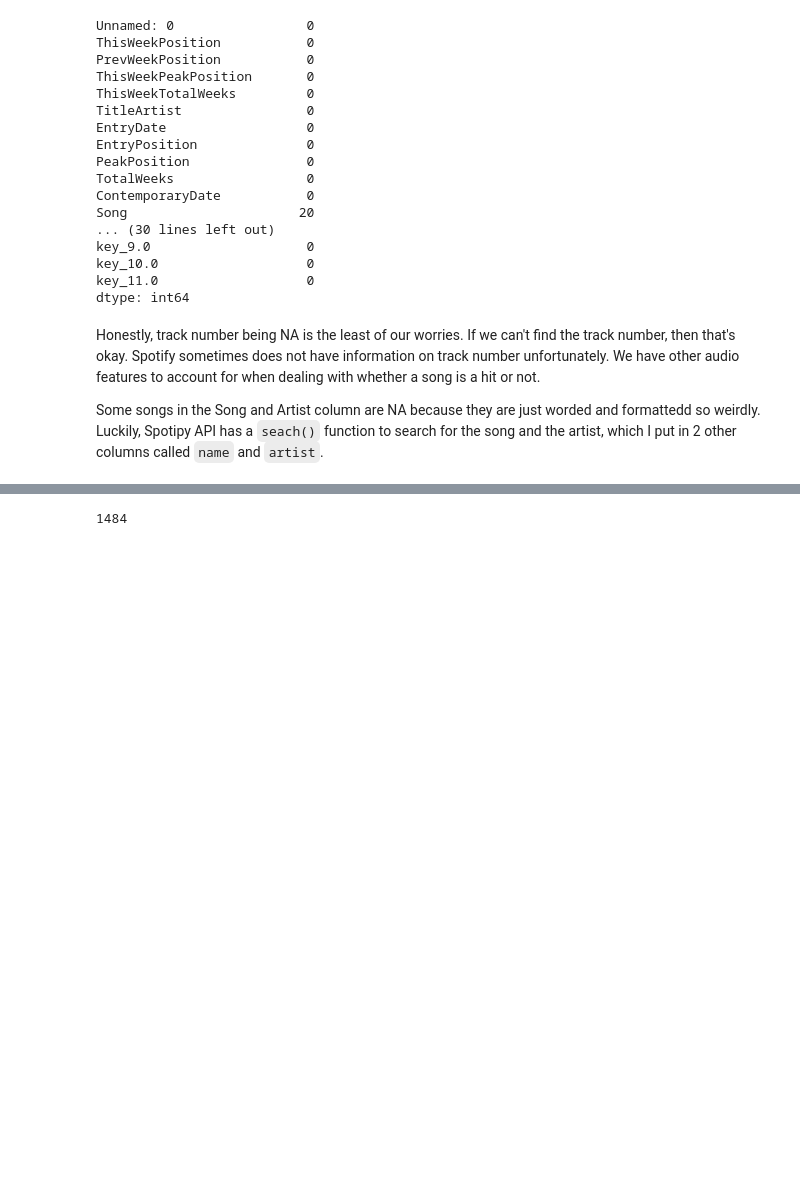
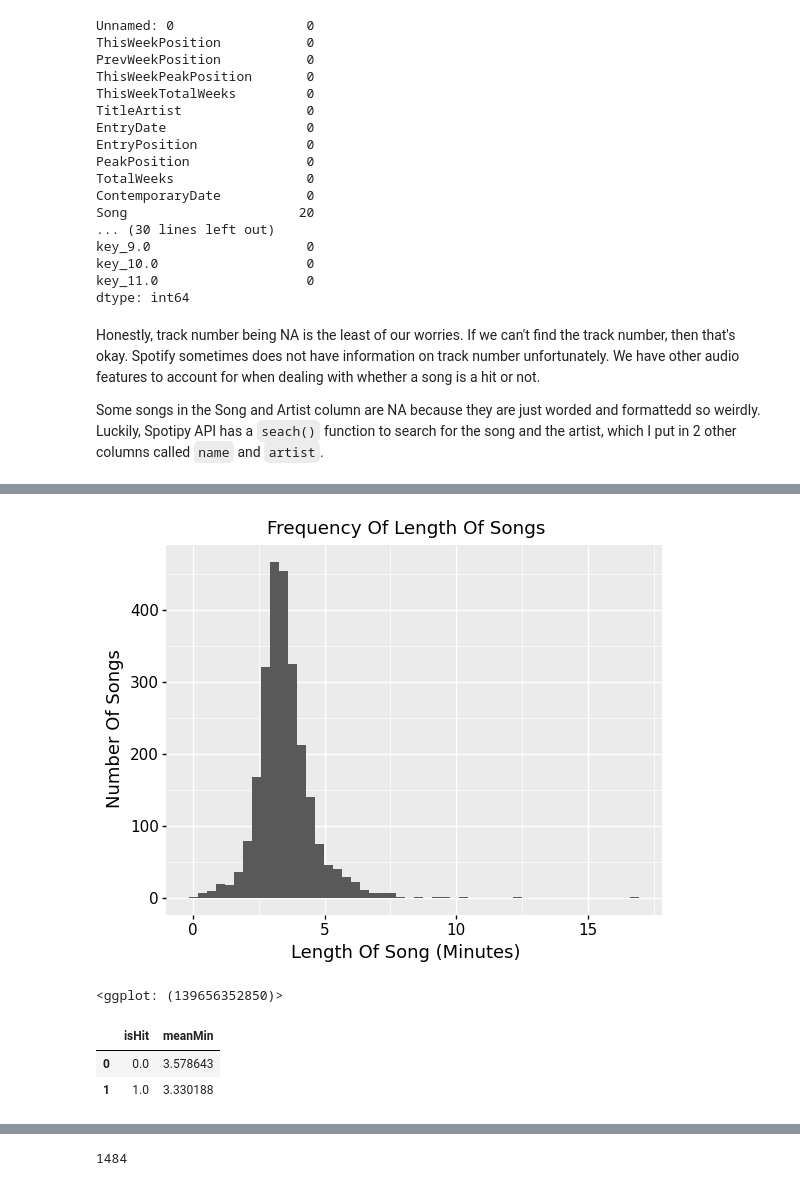
Before and after one commit to jghuynh/Song_Shine, a Jupyter notebook: Song_Rak.ipynb, the cells around one changed output, grey strips where cells are left out. Drawn from its saved outputs; the diff is of its cells as text; code cells hidden in the pictures; blank space fills up the shorter version.

```diff
--- a/Song_Rak.ipynb
+++ b/Song_Rak.ipynb
@@ -1091,0 +1125,7 @@ df = pd.DataFrame(tracks, columns = ['album', 'artist', 'trackNumber', "id", "na
+# %%
+dfNoNA = (
+    df >>
+    filter_by(~X.id.isna())
+#     select(X.album, X.artist, X.id, X.name, X.uri, X.danceability)
+)
+dfNoNA.isna().sum()
@@ -1368,0 +1663,30 @@ Some songs in the Song and Artist column are NA because they are just worded and
+# %%
+(
+    fullSongs >>
+
+    mutate(duration_sec = X.duration_ms/1000) >>
+    mutate(duration_min = X.duration_sec/60) >>
+    ggplot() +
+    geom_histogram(aes(x = "duration_min"), bins = 50) +
+    labs(
+        x = "Length Of Song (Minutes)",
+        y = "Number Of Songs",
+        title = "Frequency Of Length Of Songs"
+    ) +
+    theme(axis_text = element_text(color = "black", size = 11)) +
+    theme(axis_title = element_text(color = "black", size = 13))
+)
+# %% [output]
+[figure, added]
+<ggplot: (139656352850)>
+# %%
+meanMins = (fullSongs >>
+ group_by(X.isHit) >>
+ mutate(duration_min = X.duration_ms/(1000*60)) >>
+ summarize(meanMin = X.duration_min.mean())
+)
+meanMins
+# %% [output]
+|  | isHit | meanMin |
+| 0 | 0.0 | 3.578643 |
+| 1 | 1.0 | 3.330188 |
```
Also changed, not shown: parts of 43 cells of this notebook.
